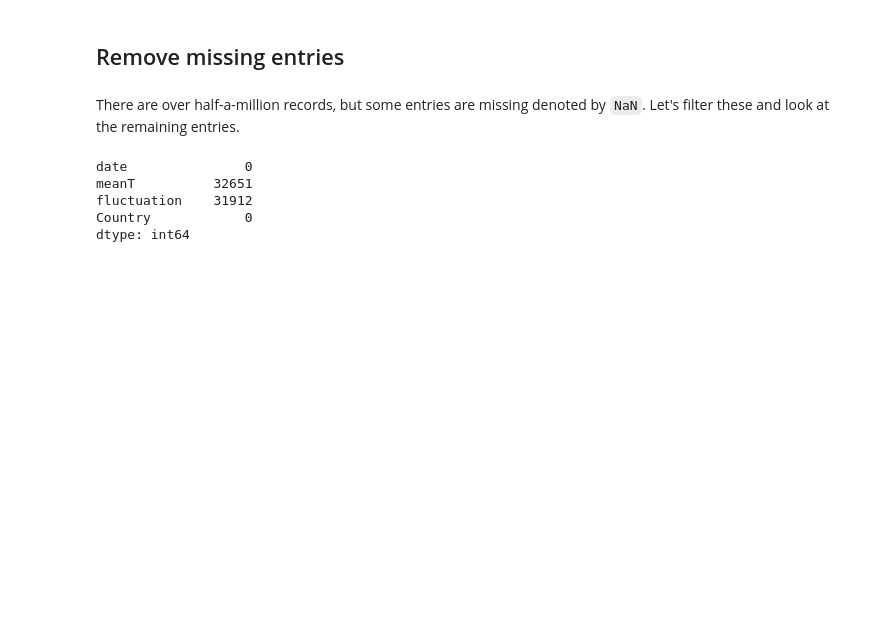
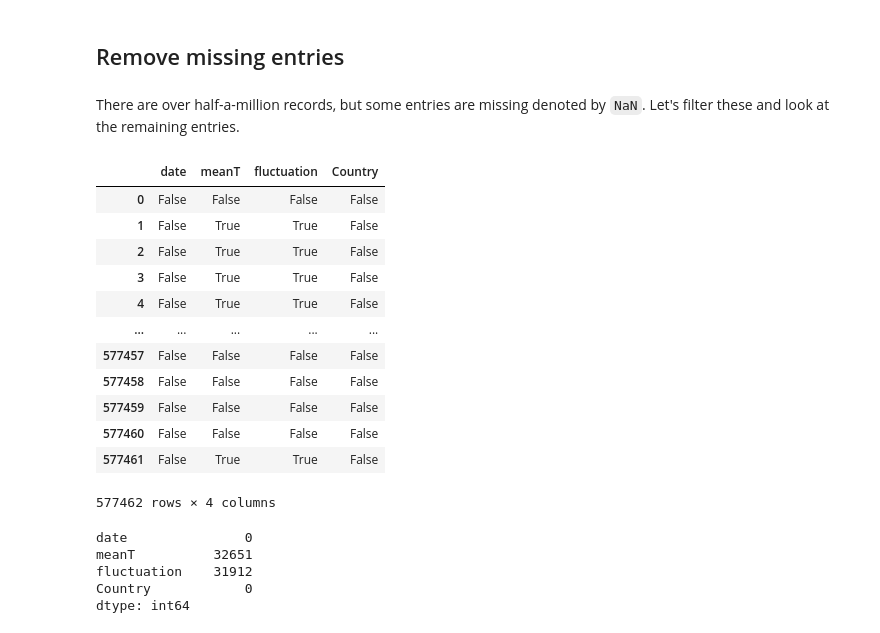
Before and after one commit to raghurama123/DataScience, a Jupyter notebook: notebooks/DS_02.ipynb, the cells around one changed output. Drawn from its saved outputs; the diff is of its cells as text; code cells hidden in the pictures; blank space fills up the shorter version.

```diff
--- a/notebooks/DS_02.ipynb
+++ b/notebooks/DS_02.ipynb
@@ -69,6 +69,22 @@ temp
 ## Remove missing entries
 # %% [markdown]
 There are over half-a-million records, but some entries are missing denoted by `NaN`. Let's filter these and look at the remaining entries.
+# %%
+temp.isna()
+# %% [output]
+|  | date | meanT | fluctuation | Country |
+| 0 | False | False | False | False |
+| 1 | False | True | True | False |
+| 2 | False | True | True | False |
+| 3 | False | True | True | False |
+| 4 | False | True | True | False |
+| ... | ... | ... | ... | ... |
+| 577457 | False | False | False | False |
+| 577458 | False | False | False | False |
+| 577459 | False | False | False | False |
+| 577460 | False | False | False | False |
+| 577461 | False | True | True | False |
+577462 rows × 4 columns
 # %%
 temp.isna().sum() # Total number of entries to be dropped.
 # %% [output]
```
Also changed, not shown: parts of 7 cells of this notebook, 2 other files.
